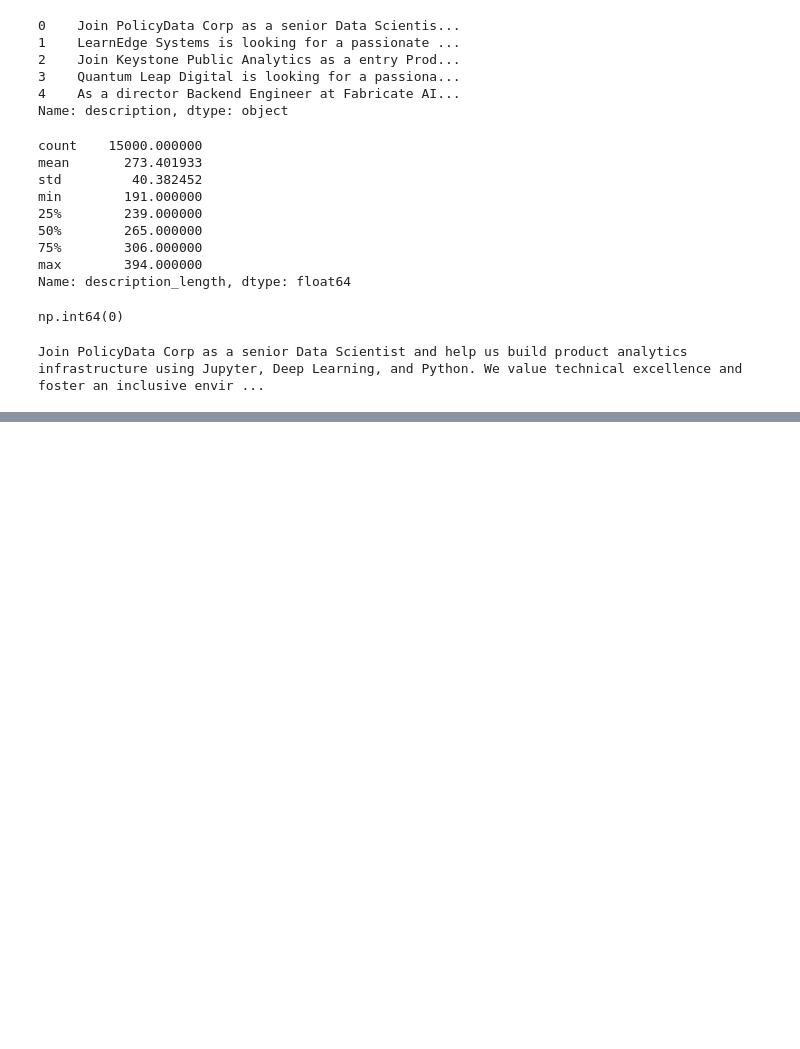
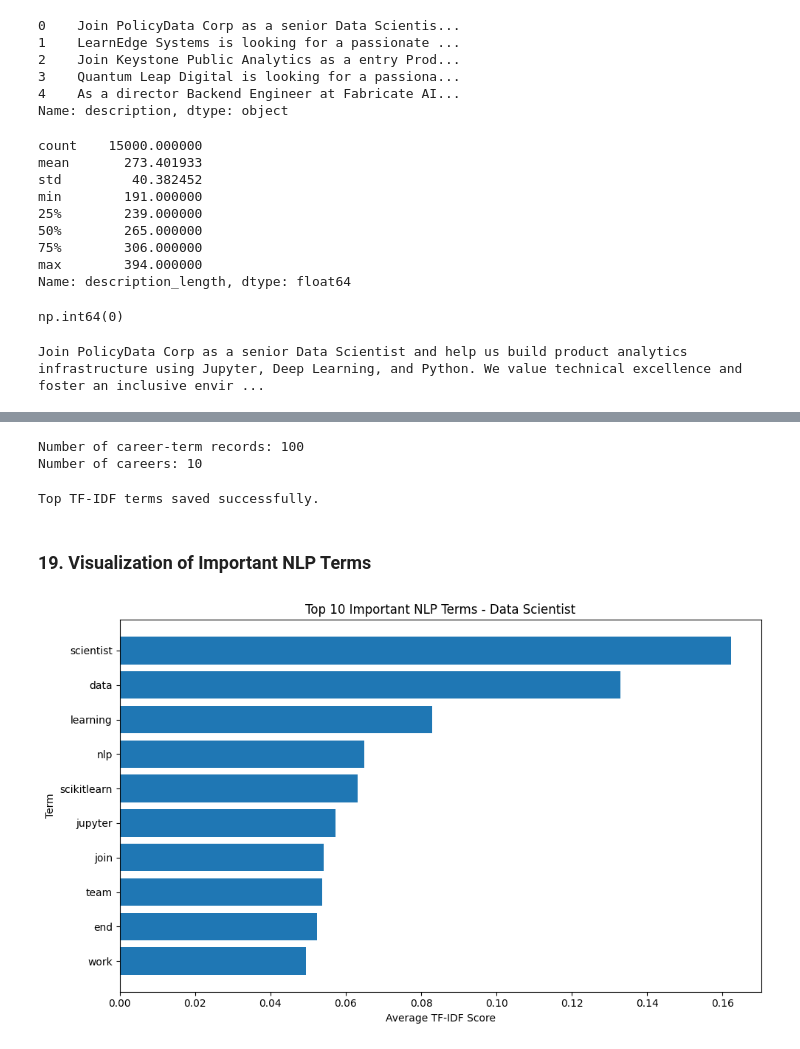
Before and after one commit to PHGNKavindya/Job_Market_Career_Recommendation, a Jupyter notebook: notebook/02_Skill_Analysis_NLP.ipynb, the cells around one changed output, grey strips where cells are left out. Saved outputs shown, nothing was run; the diff lists cells and outputs as text; code cells hidden in the pictures; blank space fills up the shorter version.

```diff
--- a/notebook/02_Skill_Analysis_NLP.ipynb
+++ b/notebook/02_Skill_Analysis_NLP.ipynb
@@ -766,0 +1043,22 @@ Join PolicyData Corp as a senior Data Scientist and help us build product analyt
+# %%
+# Extract the top 10 TF-IDF terms for each career
+
+top_tfidf_terms = []
+
+for career in career_tfidf.index:
+    top_terms = (
+        career_tfidf.loc[career]
+        .sort_values(ascending=False)
+        .head(10)
+    )
+
+    for term, score in top_terms.items():
+        top_tfidf_terms.append({
+            'Career': career,
+            'Term': term,
+            'TFIDF_Score': round(score, 4)
+        })
+
+top_tfidf_terms = pd.DataFrame(top_tfidf_terms)
+
+top_tfidf_terms.head(20)
@@ -766,0 +1083,42 @@ Join PolicyData Corp as a senior Data Scientist and help us build product analyt
+# %%
+print("Number of career-term records:", len(top_tfidf_terms))
+print("Number of careers:", top_tfidf_terms['Career'].nunique())
+# %% [output]
+Number of career-term records: 100
+Number of careers: 10
+# %%
+top_tfidf_terms.to_csv(
+    "../data/top_tfidf_terms_by_career.csv",
+    index=False
+)
+
+print("Top TF-IDF terms saved successfully.")
+# %% [output]
+Top TF-IDF terms saved successfully.
+# %% [markdown]
+### 19. Visualization of Important NLP Terms
+# %%
+import matplotlib.pyplot as plt
+
+# Select one career to visualize
+selected_career = 'Data Scientist'
+
+career_terms = top_tfidf_terms[
+    top_tfidf_terms['Career'] == selected_career
+].sort_values('TFIDF_Score', ascending=True)
+
+plt.figure(figsize=(10, 6))
+
+plt.barh(
+    career_terms['Term'],
+    career_terms['TFIDF_Score']
+)
+
+plt.xlabel('Average TF-IDF Score')
+plt.ylabel('Term')
+plt.title(f'Top 10 Important NLP Terms - {selected_career}')
+
+plt.tight_layout()
+plt.show()
+# %% [output]
+[figure, added]
```
Also changed, not shown: parts of 107 cells of this notebook, 6 other files.
